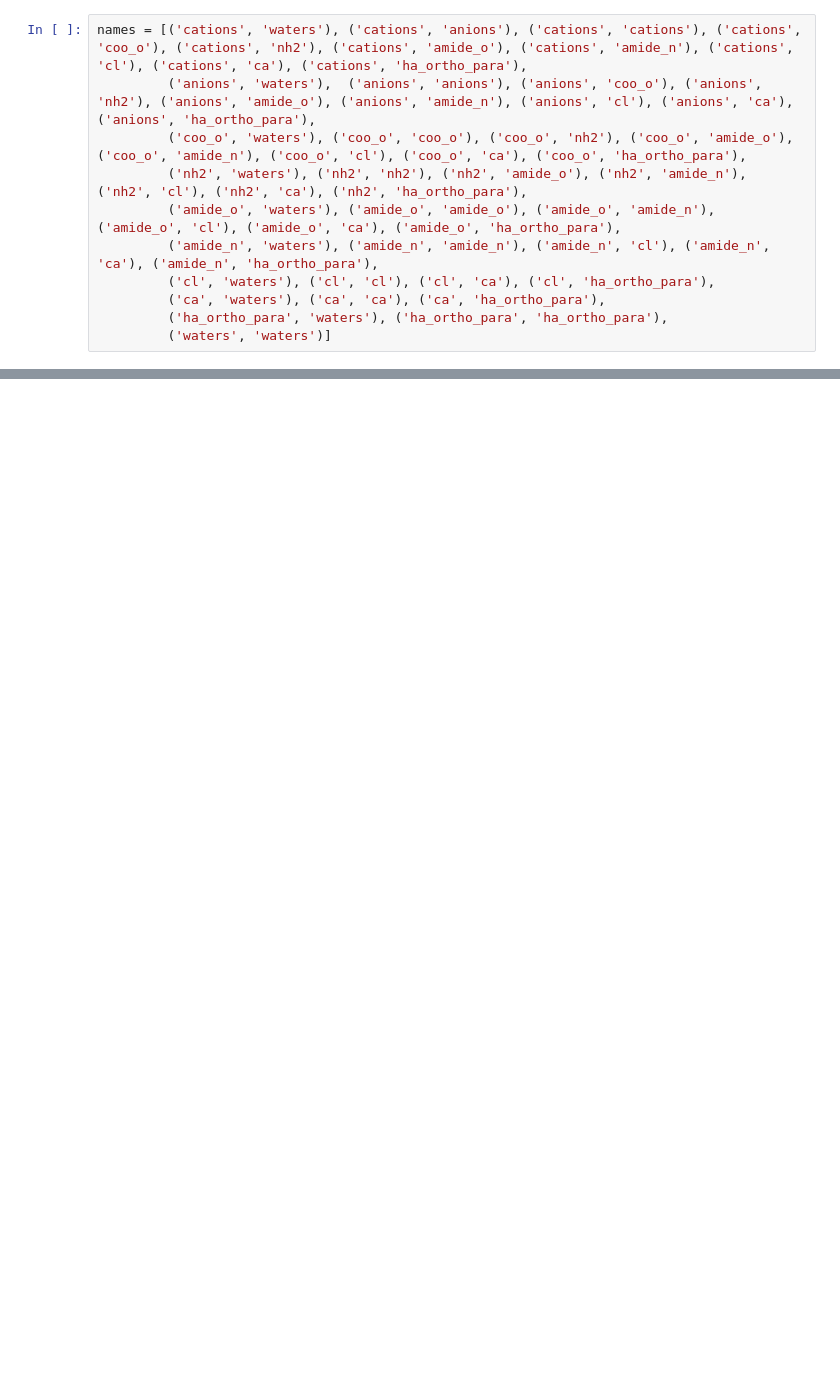
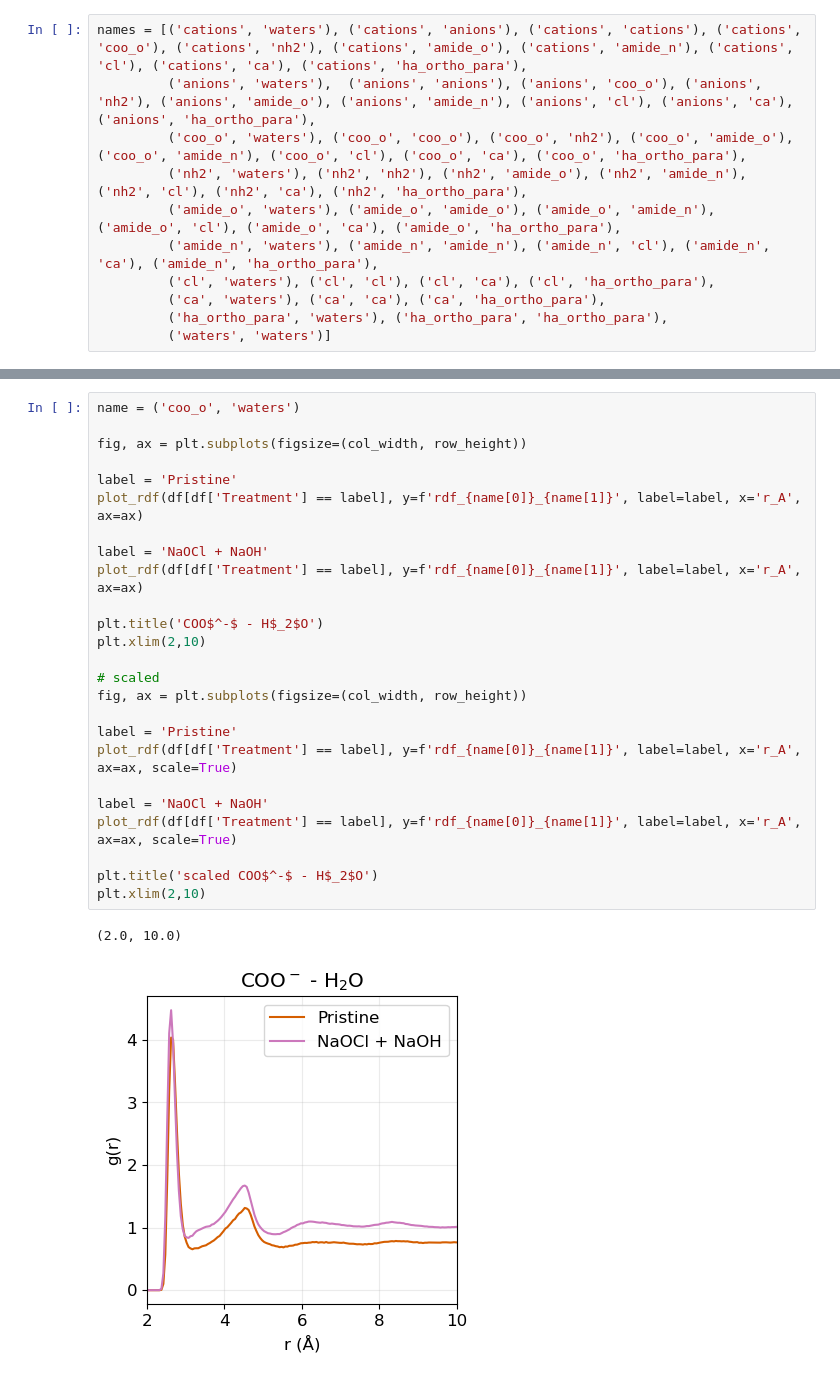
Before and after one commit to schwinns/polyamide-chlorination, a Jupyter notebook: paper/plot_chlorination.ipynb, the cells around one changed output, grey strips where cells are left out. Drawn from its saved outputs; the diff is of its cells as text; blank space fills up the shorter version.

```diff
--- a/paper/plot_chlorination.ipynb
+++ b/paper/plot_chlorination.ipynb
@@ -1105,0 +1129,28 @@ for label in labels:
+# %%
+name = ('coo_o', 'waters')
+
+fig, ax = plt.subplots(figsize=(col_width, row_height))
+
+label = 'Pristine'
+plot_rdf(df[df['Treatment'] == label], y=f'rdf_{name[0]}_{name[1]}', label=label, x='r_A', ax=ax)
+
+label = 'NaOCl + NaOH'
+plot_rdf(df[df['Treatment'] == label], y=f'rdf_{name[0]}_{name[1]}', label=label, x='r_A', ax=ax)
+
+plt.title('COO$^-$ - H$_2$O')
+plt.xlim(2,10)
+
+# scaled
+fig, ax = plt.subplots(figsize=(col_width, row_height))
+
+label = 'Pristine'
+plot_rdf(df[df['Treatment'] == label], y=f'rdf_{name[0]}_{name[1]}', label=label, x='r_A', ax=ax, scale=True)
+
+label = 'NaOCl + NaOH'
+plot_rdf(df[df['Treatment'] == label], y=f'rdf_{name[0]}_{name[1]}', label=label, x='r_A', ax=ax, scale=True)
+
+plt.title('scaled COO$^-$ - H$_2$O')
+plt.xlim(2,10)
+# %% [output]
+(2.0, 10.0)
+[figure, added]
```
Also changed, not shown: parts of 8 cells of this notebook, 7 other files.
